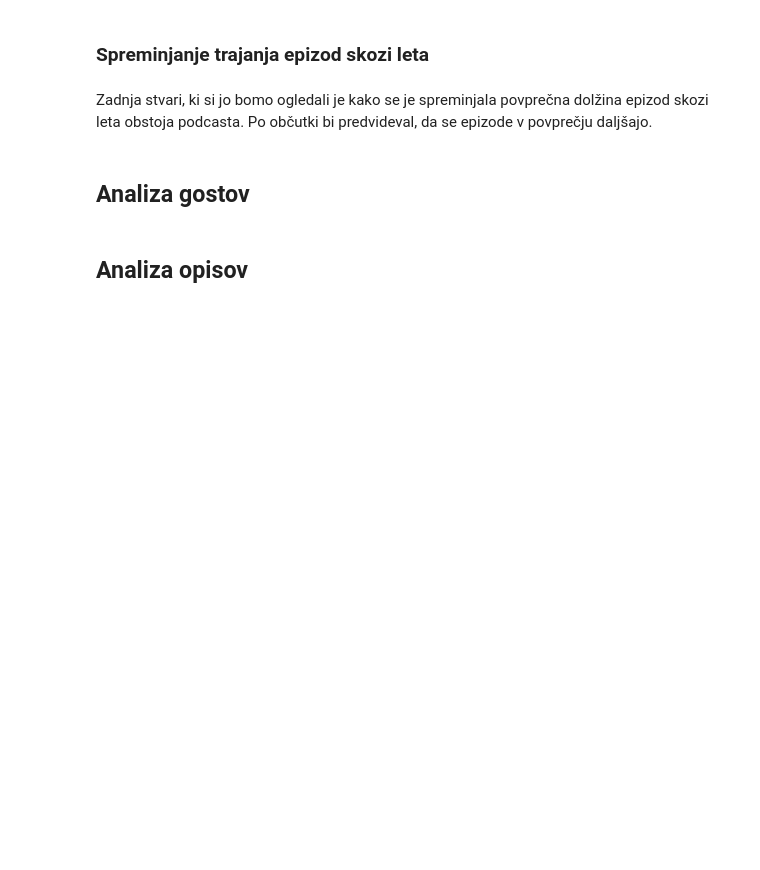
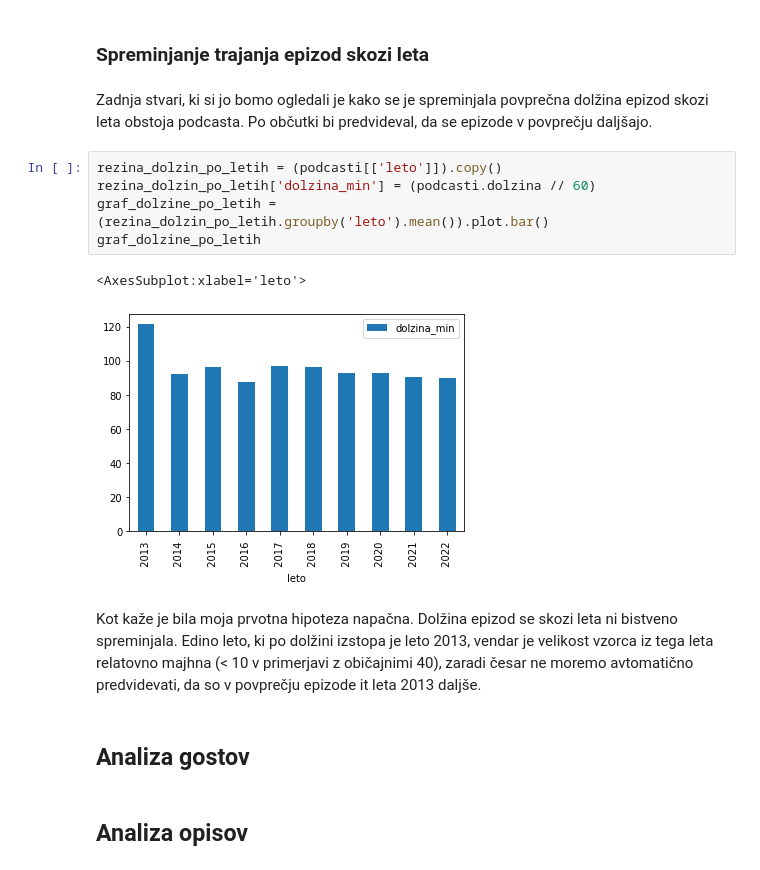
Before and after one commit to lukamarcic/DTFH-analiza-podatkov, a Jupyter notebook: analiza_podatkov.ipynb, the cells around one changed output. Saved outputs shown, nothing was run; the diff lists cells and outputs as text; blank space fills up the shorter version.

```diff
--- a/analiza_podatkov.ipynb
+++ b/analiza_podatkov.ipynb
@@ -108,6 +225,16 @@ Kot vidimo noben mesec ne izstopa posebaj. Omembe vredno je da ni bilo meseca v
 ### Spreminjanje trajanja epizod skozi leta
 # %% [markdown]
 Zadnja stvari, ki si jo bomo ogledali je kako se je spreminjala povprečna dolžina epizod skozi leta obstoja podcasta. Po občutki bi predvideval, da se epizode v povprečju daljšajo.
+# %%
+rezina_dolzin_po_letih = (podcasti[['leto']]).copy()
+rezina_dolzin_po_letih['dolzina_min'] = (podcasti.dolzina // 60)
+graf_dolzine_po_letih = (rezina_dolzin_po_letih.groupby('leto').mean()).plot.bar()
+graf_dolzine_po_letih
+# %% [output]
+<AxesSubplot:xlabel='leto'>
+[figure, added]
+# %% [markdown]
+Kot kaže je bila moja prvotna hipoteza napačna. Dolžina epizod se skozi leta ni bistveno spreminjala. Edino leto, ki po dolžini izstopa je leto 2013, vendar je velikost vzorca iz tega leta relatovno majhna (< 10 v primerjavi z običajnimi 40), zaradi česar ne moremo avtomatično predvidevati, da so v povprečju epizode it leta 2013 daljše.
 # %% [markdown]
 ## Analiza gostov
 # %% [markdown]
```
Also changed, not shown: parts of 14 cells of this notebook.
